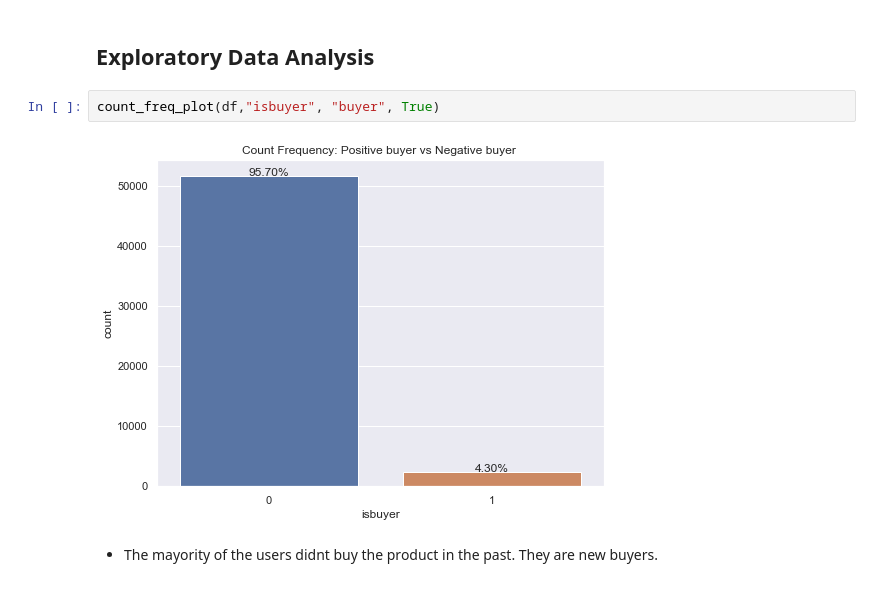
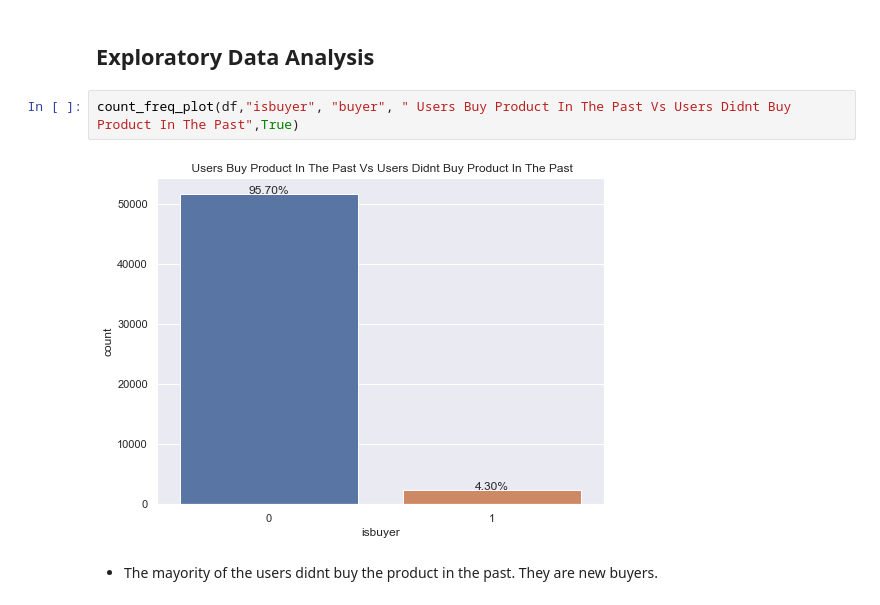
Before and after one commit to Cristinamulas/predicting-behavior-of-new-costumers-based-on-cookies-data, a Jupyter notebook: second_book_tuesday 409PM.ipynb, the cells around one changed output. Cells and saved outputs as stored; diff of their text form.

```diff
--- a/second_book_tuesday 409PM.ipynb
+++ b/second_book_tuesday 409PM.ipynb
@@ -212,10 +208,10 @@ df.describe()
 | max | 1.000000 | 84.000000 | 174.625000 | 184.916700 | 84.285710 | 91.401920 | 1.000000 | ... |
 # %% [markdown]
 ## Exploratory Data Analysis
-# %%
-count_freq_plot(df,"isbuyer", "buyer", True)
-# %% [output]
-[figure, removed]
+# %%
+count_freq_plot(df,"isbuyer", "buyer", " Users Buy Product In The Past Vs Users Didnt Buy Product In The Past",True)
+# %% [output]
+[figure, added]
 # %% [markdown]
 - The mayority of the users didnt buy the product in the past. They are new buyers.
 # %%
```
Also changed, not shown: parts of 11 cells of this notebook, 1 other file.
